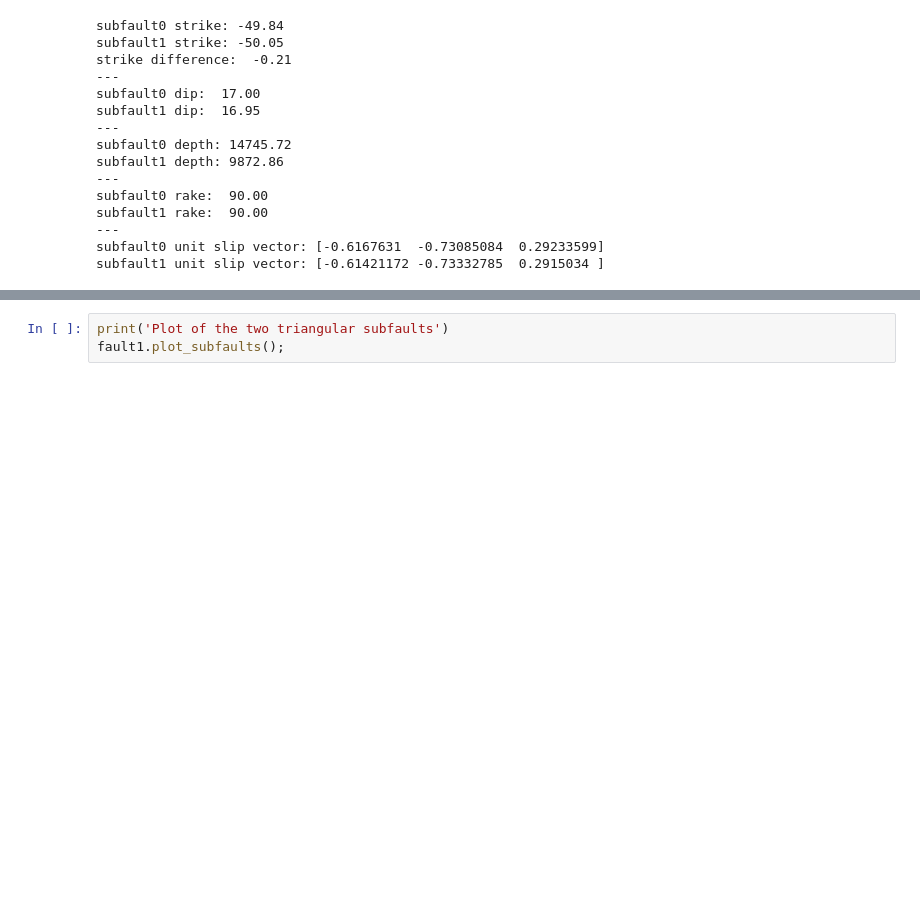
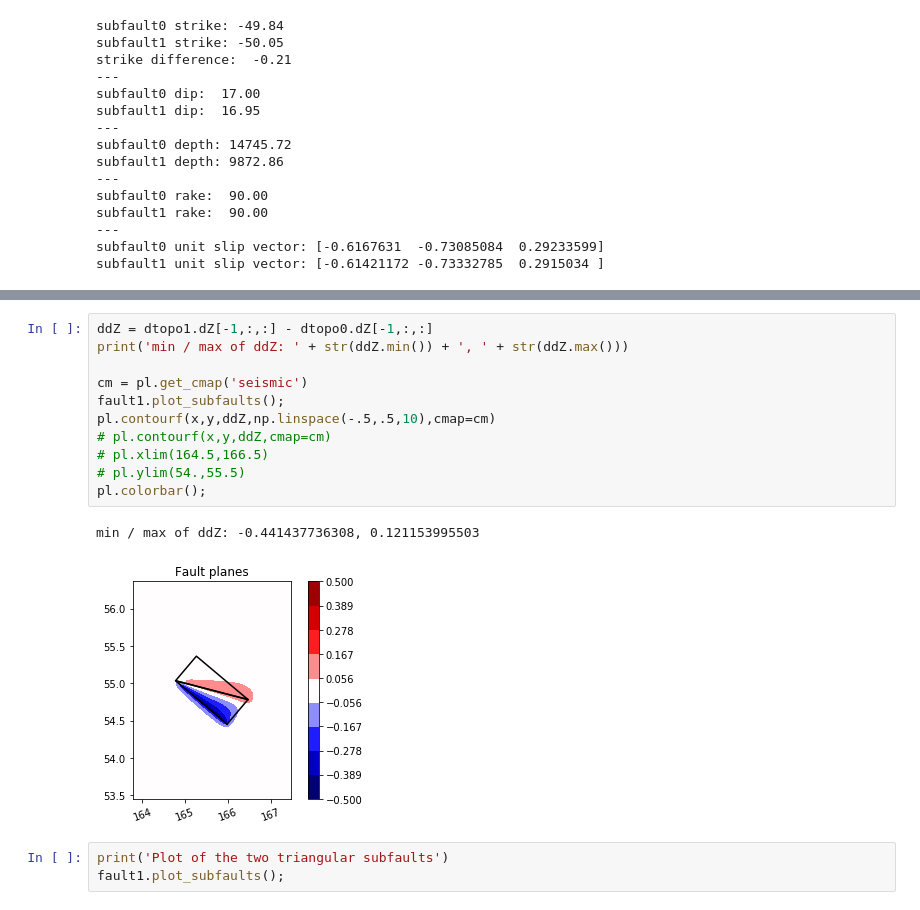
Before and after one commit to rjleveque/dtopotools_triangular_test, a Jupyter notebook: comninou_vs_okada.ipynb, the cells around one changed output, grey strips where cells are left out. Cells and saved outputs as stored; diff of their text form; blank space fills up the shorter version.

Commit message:
added a cell showing error contours

```diff
--- a/comninou_vs_okada.ipynb
+++ b/comninou_vs_okada.ipynb
@@ -154,3 +154,17 @@ deformation from two triangular faults to the left, Okada to the right
+# %%
+ddZ = dtopo1.dZ[-1,:,:] - dtopo0.dZ[-1,:,:]
+print('min / max of ddZ: ' + str(ddZ.min()) + ', ' + str(ddZ.max()))
+
+cm = pl.get_cmap('seismic')
+fault1.plot_subfaults();
+pl.contourf(x,y,ddZ,np.linspace(-.5,.5,10),cmap=cm)
+# pl.contourf(x,y,ddZ,cmap=cm)
+# pl.xlim(164.5,166.5)
+# pl.ylim(54.,55.5)
+pl.colorbar();
+# %% [output]
+min / max of ddZ: -0.441437736308, 0.121153995503
+[figure, added]
 # %%
 print('Plot of the two triangular subfaults')
 fault1.plot_subfaults();
```
Also changed, not shown: parts of 4 cells of this notebook.
